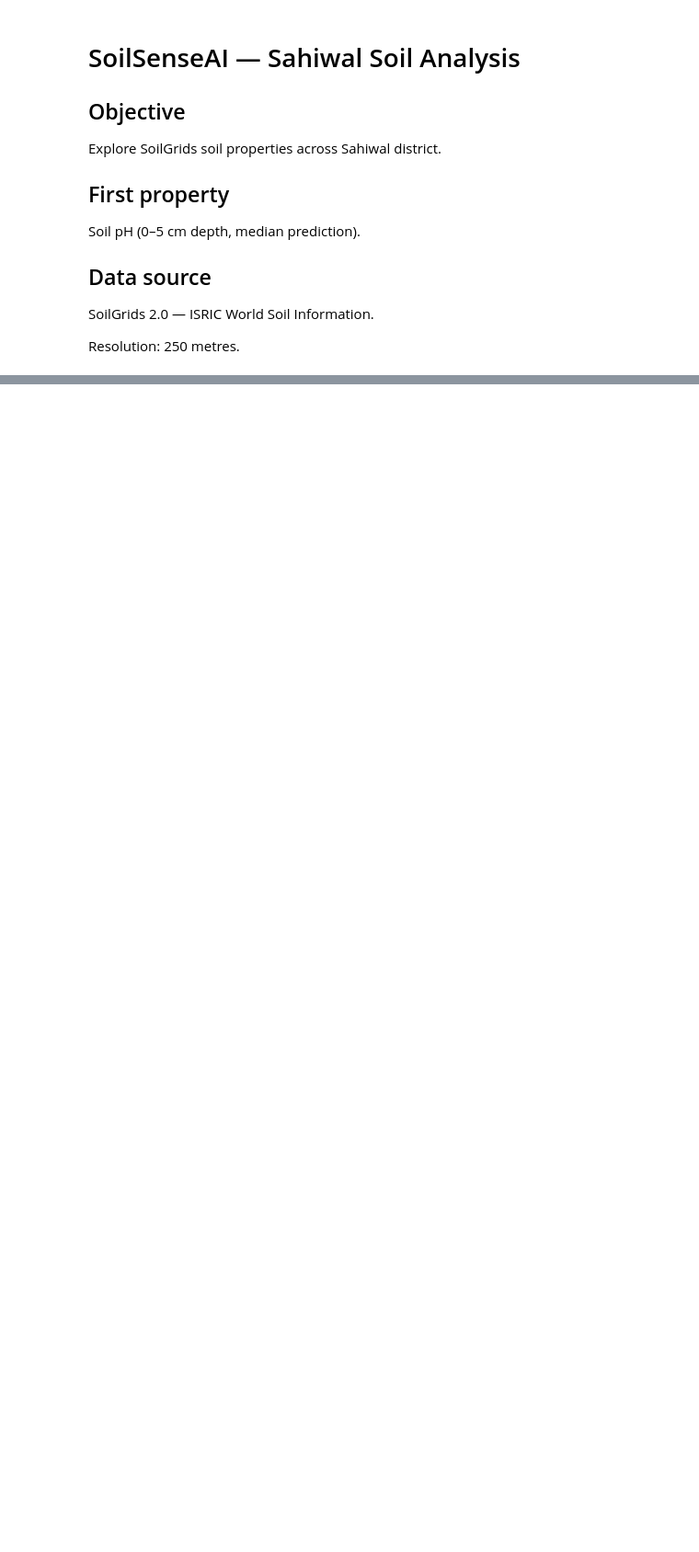
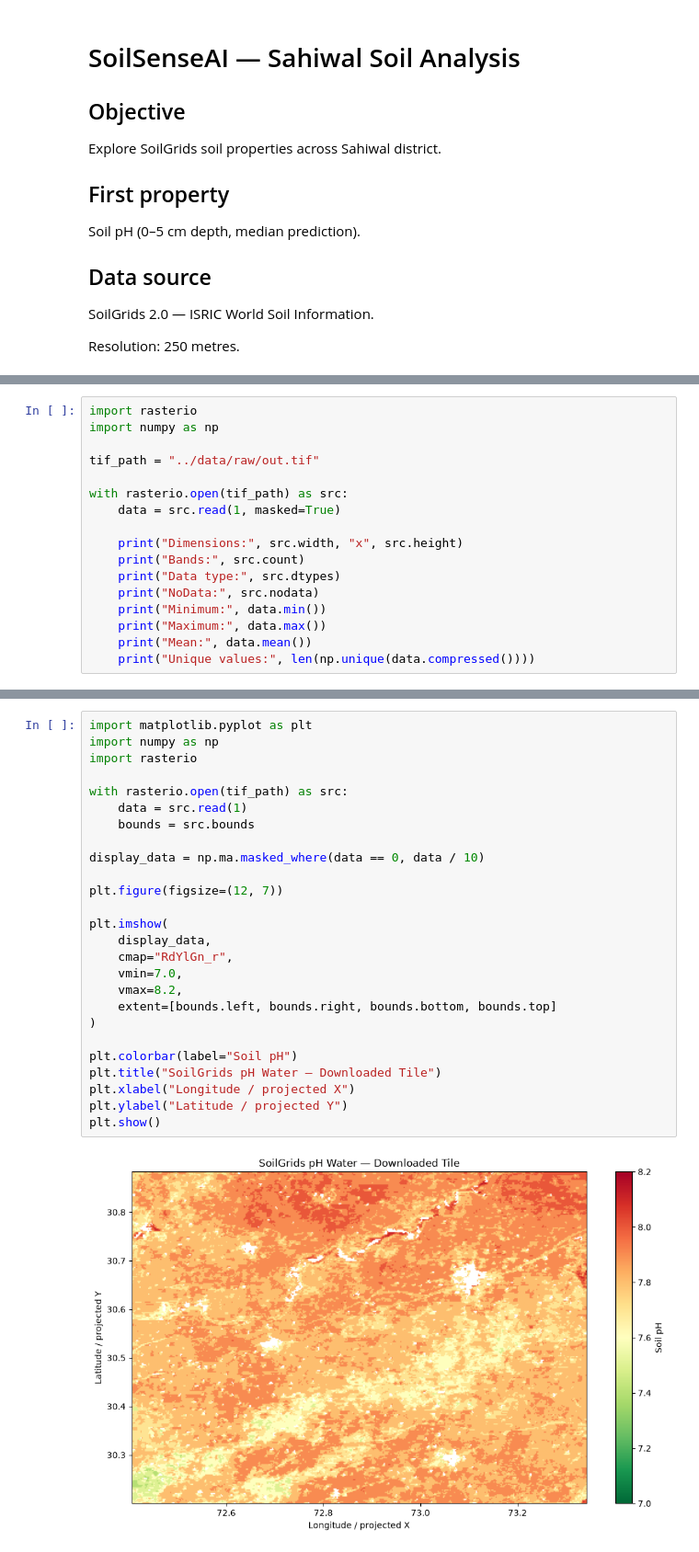
Before and after one commit to iammuhammadhassan/SoilSenseAi, a Jupyter notebook: src/01_boundary_visualization.ipynb, the cells around one changed output, grey strips where cells are left out. Shown at 92% size. Saved outputs shown, nothing was run; the diff lists cells and outputs as text; blank space fills up the shorter version.

```diff
--- a/src/01_boundary_visualization.ipynb
+++ b/src/01_boundary_visualization.ipynb
@@ -53,0 +367,17 @@ Resolution: 250 metres.
+# %%
+import rasterio
+import numpy as np
+
+tif_path = "../data/raw/out.tif"
+
+with rasterio.open(tif_path) as src:
+    data = src.read(1, masked=True)
+
+    print("Dimensions:", src.width, "x", src.height)
+    print("Bands:", src.count)
+    print("Data type:", src.dtypes)
+    print("NoData:", src.nodata)
+    print("Minimum:", data.min())
+    print("Maximum:", data.max())
+    print("Mean:", data.mean())
+    print("Unique values:", len(np.unique(data.compressed())))
@@ -53,0 +393,28 @@ Resolution: 250 metres.
+# %%
+import matplotlib.pyplot as plt
+import numpy as np
+import rasterio
+
+with rasterio.open(tif_path) as src:
+    data = src.read(1)
+    bounds = src.bounds
+
+display_data = np.ma.masked_where(data == 0, data / 10)
+
+plt.figure(figsize=(12, 7))
+
+plt.imshow(
+    display_data,
+    cmap="RdYlGn_r",
+    vmin=7.0,
+    vmax=8.2,
+    extent=[bounds.left, bounds.right, bounds.bottom, bounds.top]
+)
+
+plt.colorbar(label="Soil pH")
+plt.title("SoilGrids pH Water — Downloaded Tile")
+plt.xlabel("Longitude / projected X")
+plt.ylabel("Latitude / projected Y")
+plt.show()
+# %% [output]
+[figure, added]
```
Also changed, not shown: parts of 35 cells of this notebook.
